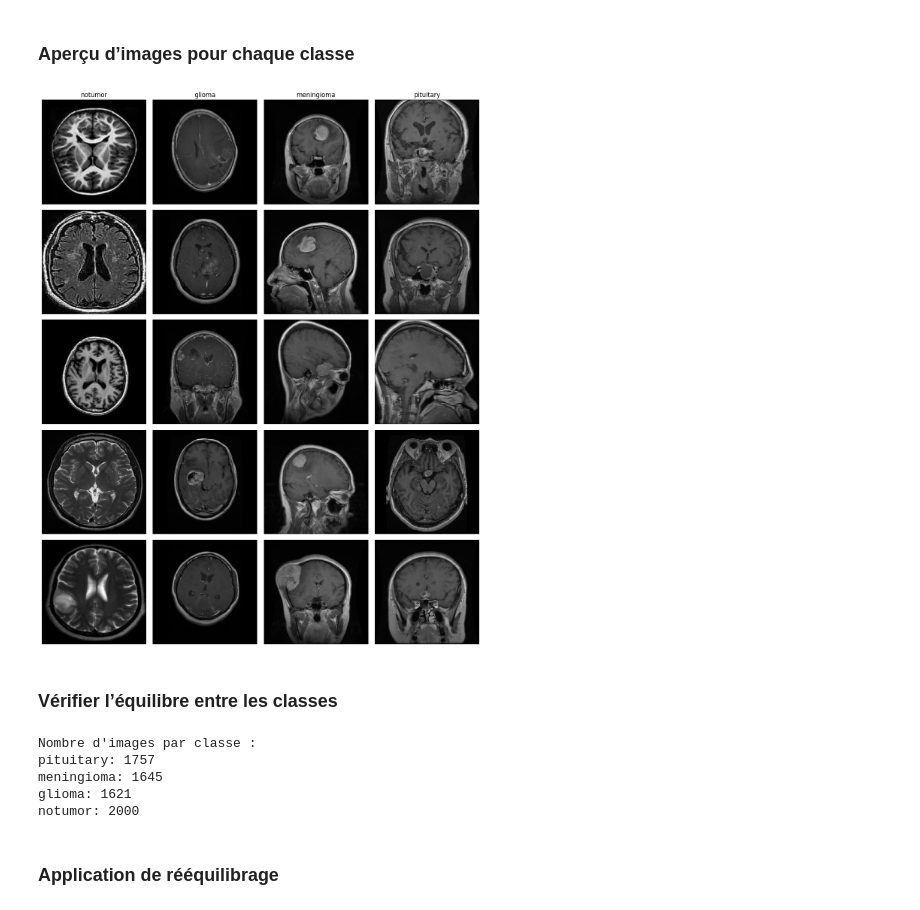
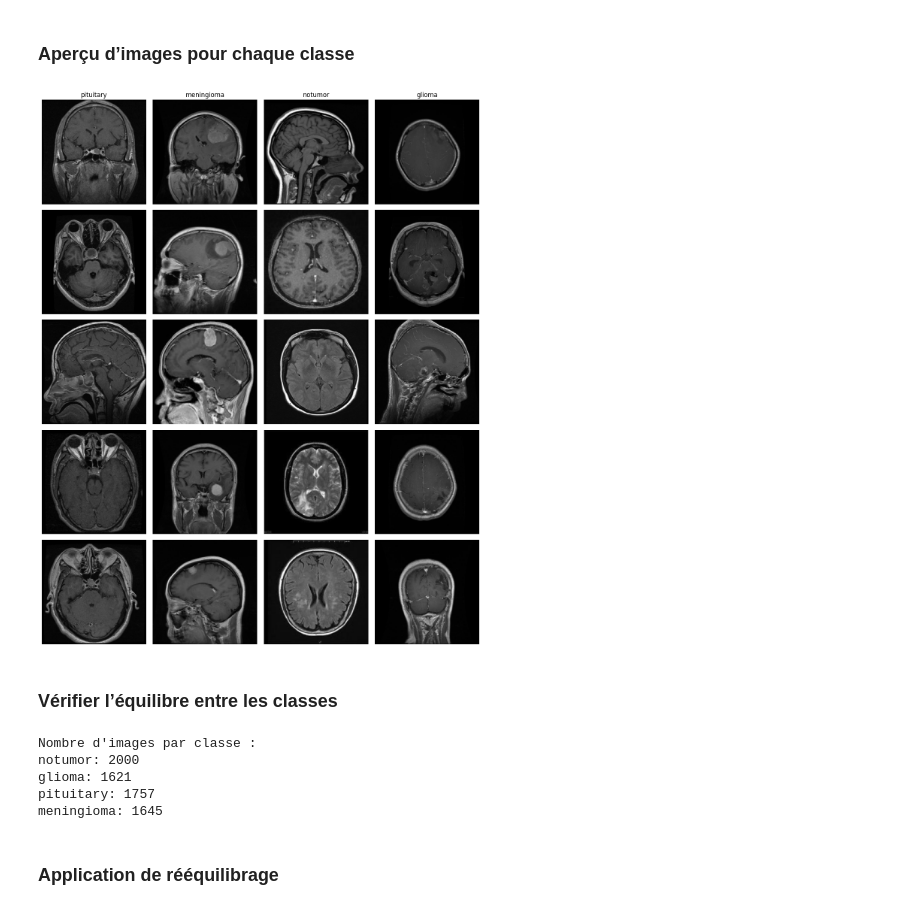
Before and after one commit to elmhmmd/BrainScan, a Jupyter notebook: Brainscan.ipynb, the cells around one changed output. Cells and saved outputs as stored; diff of their text form; code cells hidden in the pictures.

```diff
--- a/Brainscan.ipynb
+++ b/Brainscan.ipynb
@@ -83,38 +83,38 @@ plt.show()
 # %% [markdown]
 ### Aperçu d’images pour chaque classe
 # %%
-classes = list(set(labels_shuffled))
+classes = list(set(labels_np))
 fig, axes = plt.subplots(5, len(classes), figsize=(3*len(classes), 15))
 
 for i, class_name in enumerate(classes):
-    class_images = [img for img, label in zip(images_shuffled, labels_shuffled) if label == class_name]
+    class_images = [img for img, label in zip(images_np, labels_np) if label == class_name]
 
     for j in range(5):
         if j < len(class_images):
             axes[j, i].imshow(class_images[j])
             if j == 0:
                 axes[j, i].set_title(class_name)
             axes[j, i].axis('off')
 plt.tight_layout()
 plt.show()
 # %% [output]
-[figure, old version]
+[figure, new version]
 # %% [markdown]
 ### Vérifier l’équilibre entre les classes
 # %%
 from collections import Counter
 
-class_counts = Counter(labels_shuffled)
+class_counts = Counter(labels_np)
 
 print("Nombre d'images par classe :")
 for class_name, count in class_counts.items():
     print(f"{class_name}: {count}")
 # %% [output]
 Nombre d'images par classe :
+notumor: 2000
+glioma: 1621
 pituitary: 1757
 meningioma: 1645
-glioma: 1621
-notumor: 2000
 # %% [markdown]
 ### Application de rééquilibrage
 # %%
```
Also changed, not shown: parts of 5 cells of this notebook.
